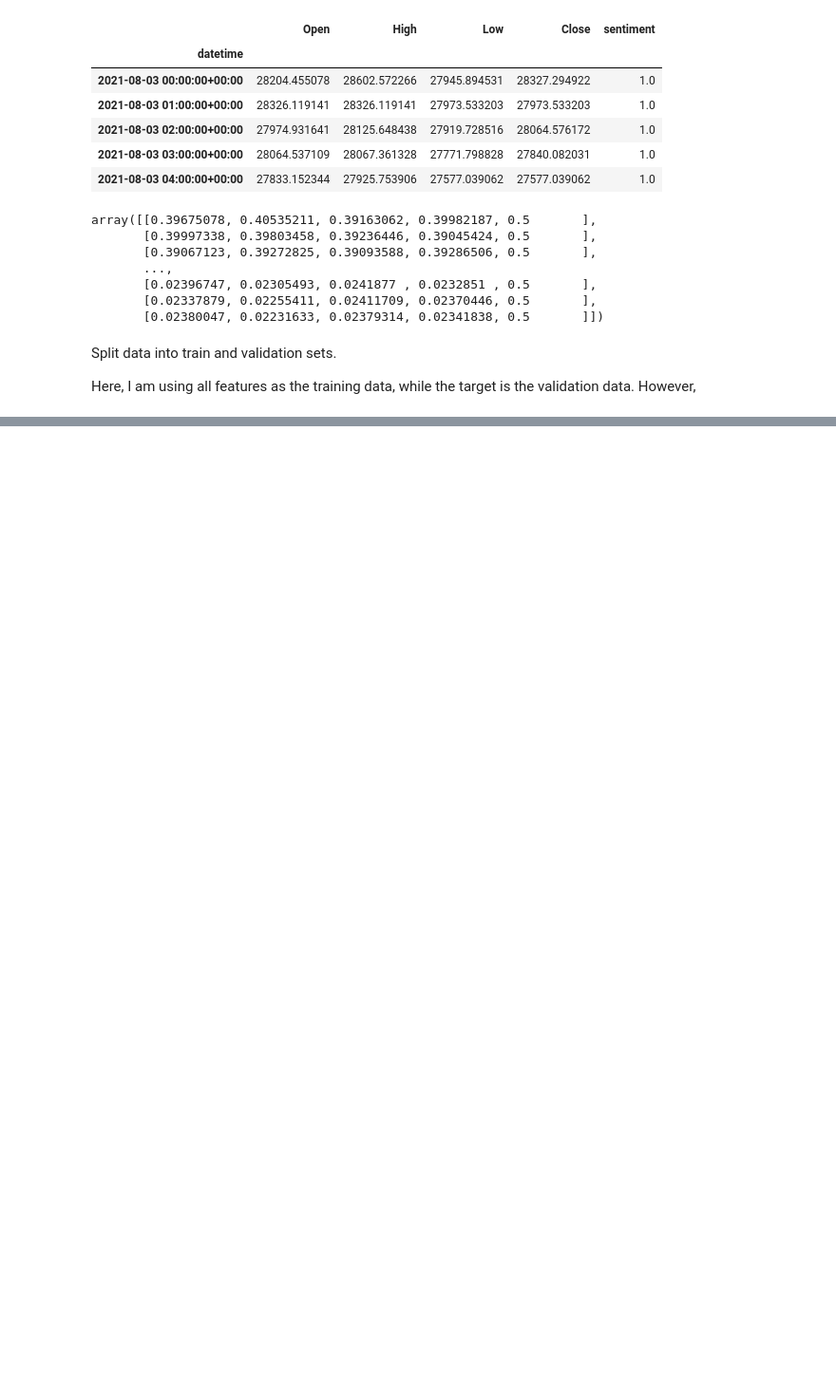
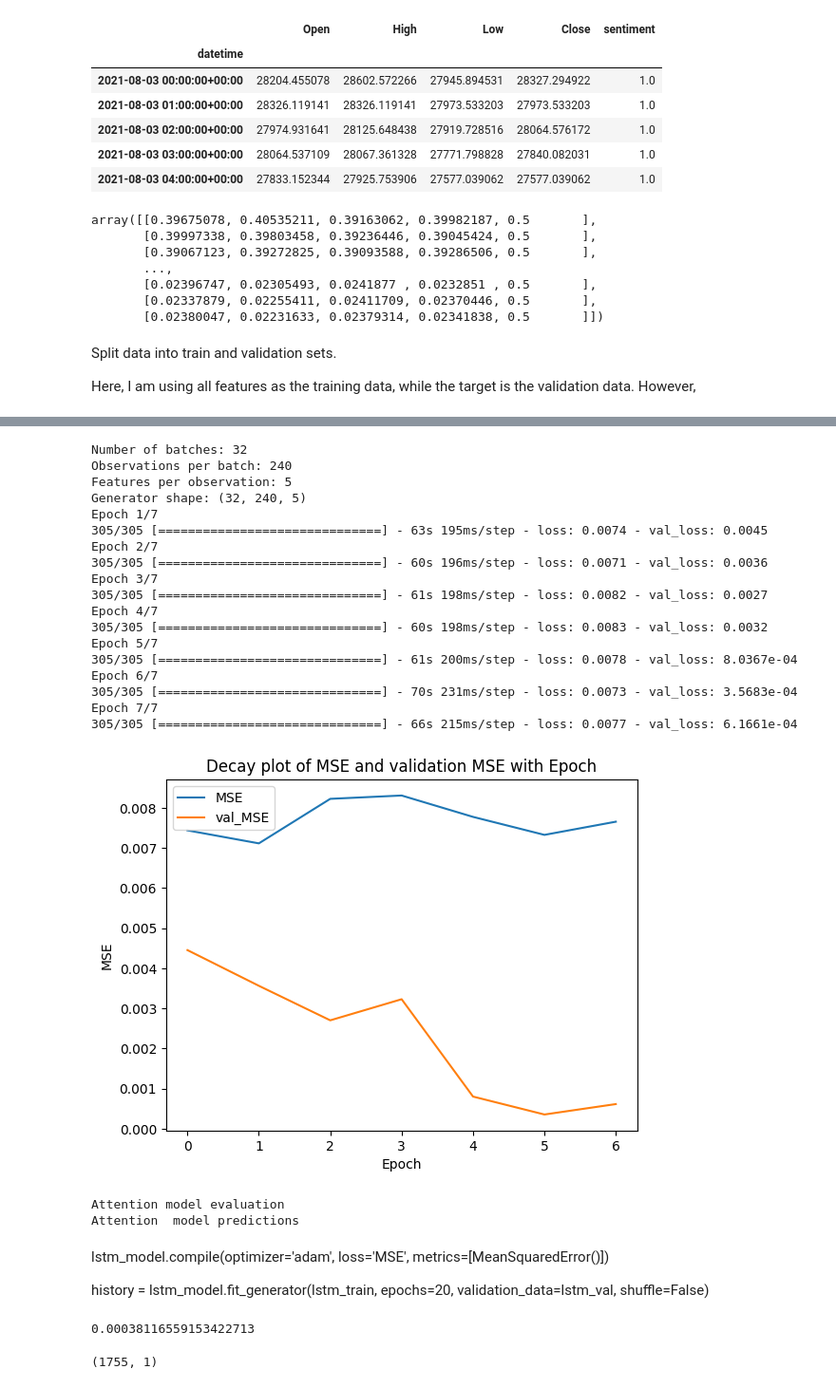
Before and after one commit to johnomage/Internship, a Jupyter notebook: projectWithTweets - Copy.ipynb, the cells around one changed output, grey strips where cells are left out. Shown at 95% size. Saved outputs shown, nothing was run; the diff lists cells and outputs as text; code cells hidden in the pictures; blank space fills up the shorter version.

```diff
--- a/projectWithTweets - Copy.ipynb
+++ b/projectWithTweets - Copy.ipynb
@@ -351,11 +353,17 @@ from sklearn.metrics import mean_squared_error
 scaler = MinMaxScaler()
 
 
-def split_data(df, n=80):
-    n = int(80 * len(df) / 100)
-    train = data_clean.iloc[:n]
-    test = data_clean.iloc[n:]
-    return train, test
+def split_data(df, window_length=240):
+    X = []
+    y = []
+    # df = df.to_numpy()
+    for i in range(len(df)-window_length):
+      row = [a for a in df[i:i+window_length]]
+      X.append(row)
+      label = df[i+window_length][3]
+      y.append(label)
+
+    return np.array(X), np.array(y)
 # %% [markdown]
 <!--  -->
 # %% [markdown]
@@ -505,3 +551,55 @@ Total params: 23121 (90.32 KB)
 Trainable params: 23121 (90.32 KB)
 Non-trainable params: 0 (0.00 Byte)
 _________________________________________________________________
+# %%
+from keras.callbacks import EarlyStopping
+
+early_stopping = EarlyStopping(monitor='val_loss', patience=2, mode='min')
+
+lstm_train, lstm_test, lstm_val = split_generate(window_length=window_length,num_features=num_features, use_generator=True)
+
+lstm_model.compile(optimizer='adam', loss=[MeanSquaredError()])
+
+history = lstm_model.fit_generator(lstm_train, epochs=7, callbacks=[early_stopping], shuffle=False,
+        validation_data=lstm_val)
+
+plt.plot(history.history["loss"], label="MSE")
+plt.plot(history.history["val_loss"], label="val_MSE")
+plt.xlabel("Epoch")
+plt.ylabel("MSE")
+plt.legend(loc="best")
+plt.title('Decay plot of MSE and validation MSE with Epoch')
+plt.show()
+
+print('Attention model evaluation')
+lstm_model.evaluate_generator(lstm_test)
+print('Attention  model predictions')
+lstm_pred = lstm_model.predict_generator(lstm_test)
+# %% [output]
+Number of batches: 32
+Observations per batch: 240
+Features per observation: 5
+Generator shape: (32, 240, 5)
+Epoch 1/7
+305/305 [==============================] - 63s 195ms/step - loss: 0.0074 - val_loss: 0.0045
+Epoch 2/7
+305/305 [==============================] - 60s 196ms/step - loss: 0.0071 - val_loss: 0.0036
+Epoch 3/7
+305/305 [==============================] - 61s 198ms/step - loss: 0.0082 - val_loss: 0.0027
+Epoch 4/7
+305/305 [==============================] - 60s 198ms/step - loss: 0.0083 - val_loss: 0.0032
+Epoch 5/7
+305/305 [==============================] - 61s 200ms/step - loss: 0.0078 - val_loss: 8.0367e-04
+Epoch 6/7
+305/305 [==============================] - 70s 231ms/step - loss: 0.0073 - val_loss: 3.5683e-04
+Epoch 7/7
+305/305 [==============================] - 66s 215ms/step - loss: 0.0077 - val_loss: 6.1661e-04
+[figure, added]
+Attention model evaluation
+Attention  model predictions
+# %% [markdown]
+lstm_model.compile(optimizer='adam', loss='MSE', metrics=[MeanSquaredError()])
+
+history = lstm_model.fit_generator(lstm_train, epochs=20,
+                                   validation_data=lstm_val,
+                                   shuffle=False)
@@ -507,0 +615,9 @@ _________________________________________________________________
+# %%
+lstm_model.evaluate_generator(lstm_test)
+# %% [output]
+0.00038116559153422713
+# %%
+predictions = lstm_model.predict_generator(lstm_test)
+predictions.shape
+# %% [output]
+(1755, 1)
```
Also changed, not shown: parts of 16 cells of this notebook, 1 other file.
